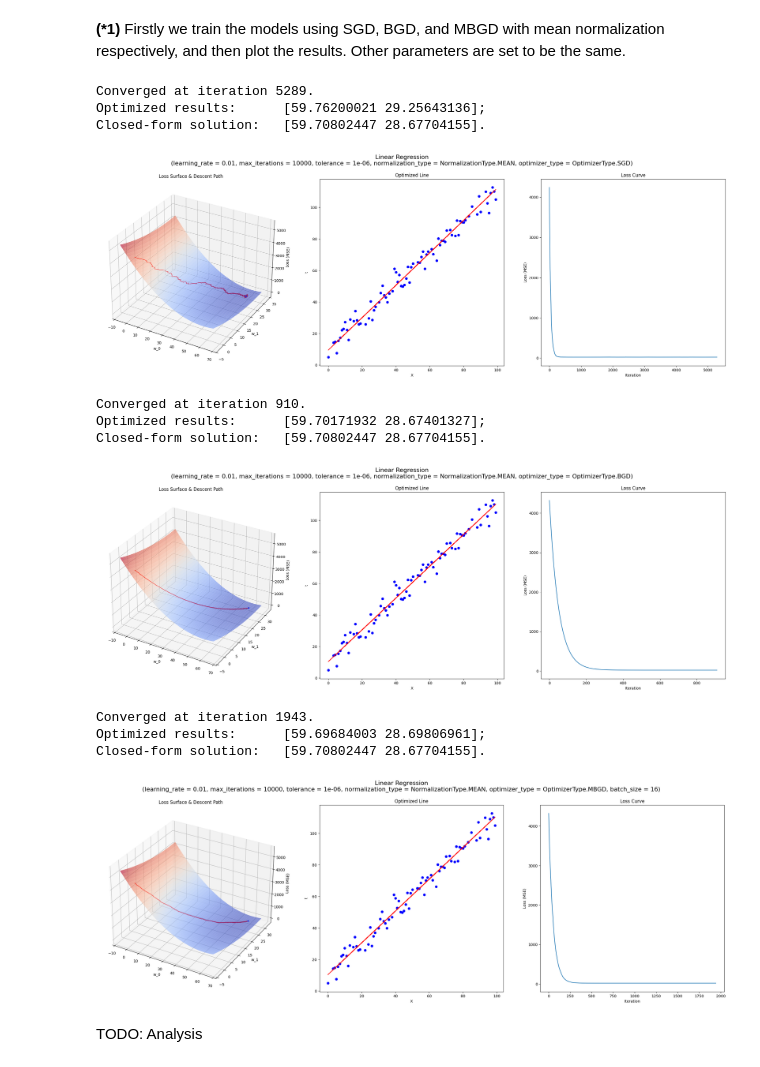
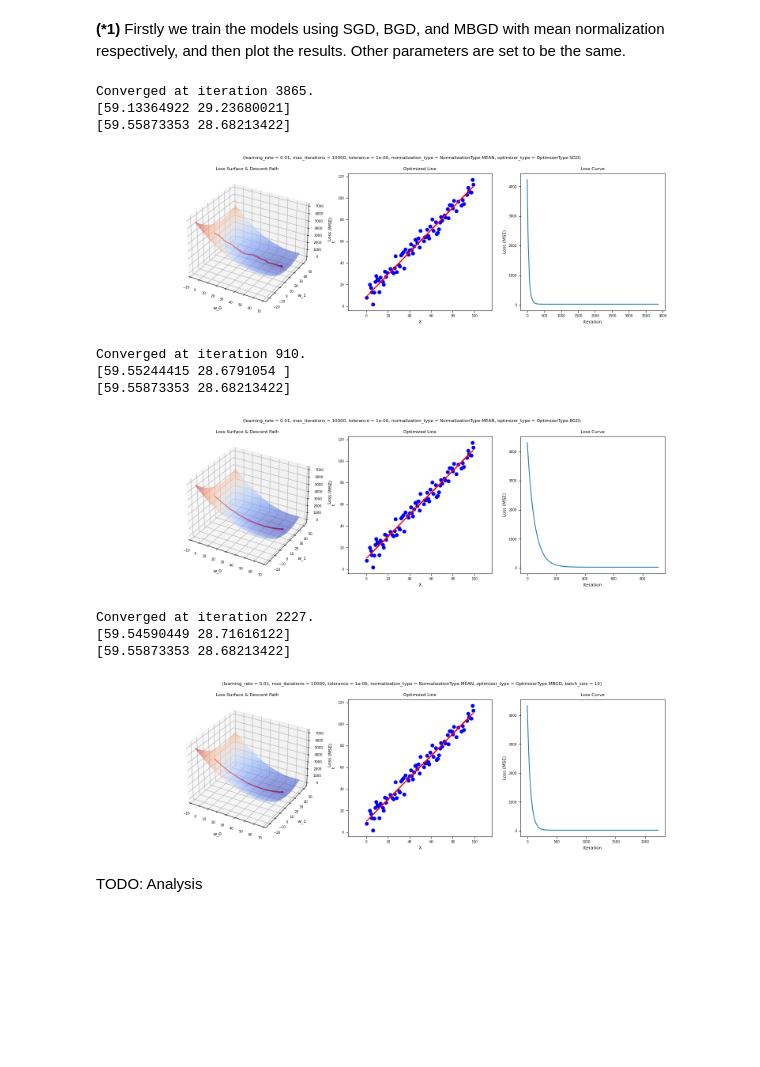
Before and after one commit to Gralerfics/SUSTech-SDM274-AI-and-Machine-Learning-Assignments, a Jupyter notebook: HA02_Linear_Regression/linear_regression.ipynb, the cells around one changed output. Cells and saved outputs as stored; diff of their text form; code cells hidden in the pictures; blank space fills up the shorter version.

```diff
--- a/HA02_Linear_Regression/linear_regression.ipynb
+++ b/HA02_Linear_Regression/linear_regression.ipynb
@@ -250,20 +263,20 @@ plt.show()
 # %%
 # use SGD
 model = LinearRegression(
     dim = 1,
     learning_rate = 0.01,
     max_iterations = 10000,
     tolerance = 1e-6,
     normalization_type = NormalizationType.MEAN,
     optimizer_type = OptimizerType.SGD
 )
 model.optimize(X_train, y_train)
-plot_results(model, X_train, y_train)
+plot_results(model, X_train, y_train, equal_scale = True)
 # %% [output]
-Converged at iteration 5289.
-Optimized results:      [59.76200021 29.25643136];
-Closed-form solution:   [59.70802447 28.67704155].
+Converged at iteration 3865.
+[59.13364922 29.23680021]
+[59.55873353 28.68213422]
-[figure, old version]
+[figure, new version]
 # %%
 # use BGD
 model = LinearRegression(
@@ -275,12 +288,12 @@ model = LinearRegression(
     optimizer_type = OptimizerType.BGD
 )
 model.optimize(X_train, y_train)
-plot_results(model, X_train, y_train)
+plot_results(model, X_train, y_train, equal_scale = True)
 # %% [output]
 Converged at iteration 910.
-Optimized results:      [59.70171932 28.67401327];
-Closed-form solution:   [59.70802447 28.67704155].
+[59.55244415 28.6791054 ]
+[59.55873353 28.68213422]
-[figure, old version]
+[figure, new version]
 # %%
 # use MBGD
 model = LinearRegression(
@@ -293,12 +306,12 @@ model = LinearRegression(
     batch_size = 16
 )
 model.optimize(X_train, y_train)
-plot_results(model, X_train, y_train)
+plot_results(model, X_train, y_train, equal_scale = True)
 # %% [output]
-Converged at iteration 1943.
-Optimized results:      [59.69684003 28.69806961];
-Closed-form solution:   [59.70802447 28.67704155].
+Converged at iteration 2227.
+[59.54590449 28.71616122]
+[59.55873353 28.68213422]
-[figure, old version]
+[figure, new version]
 # %% [markdown]
 TODO: Analysis
 # %% [markdown]
```
Also changed, not shown: parts of 7 cells of this notebook, 1 other file.
